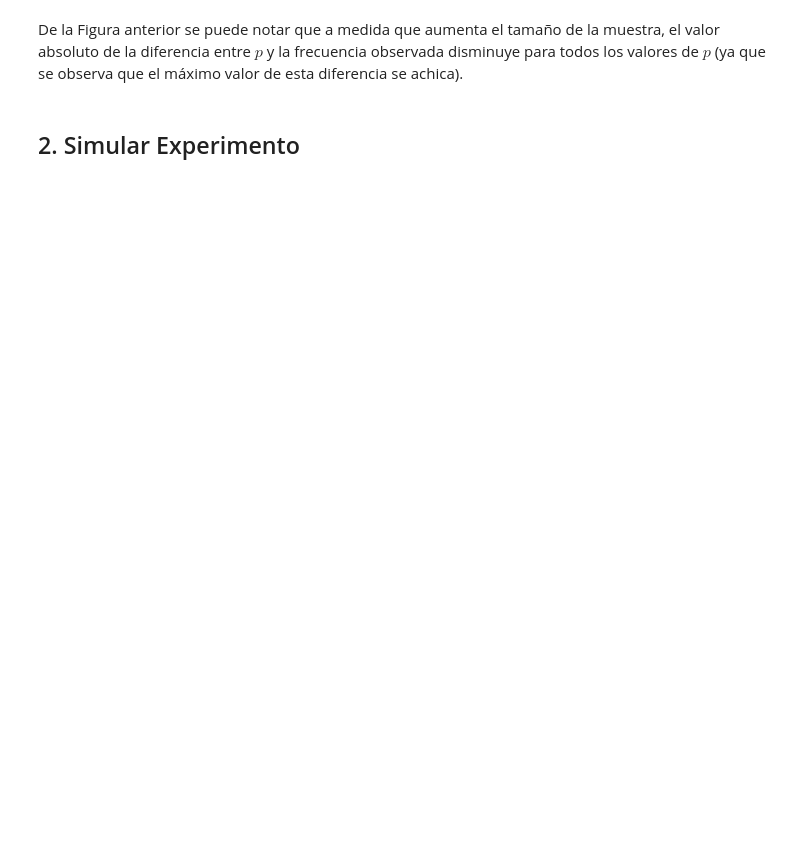
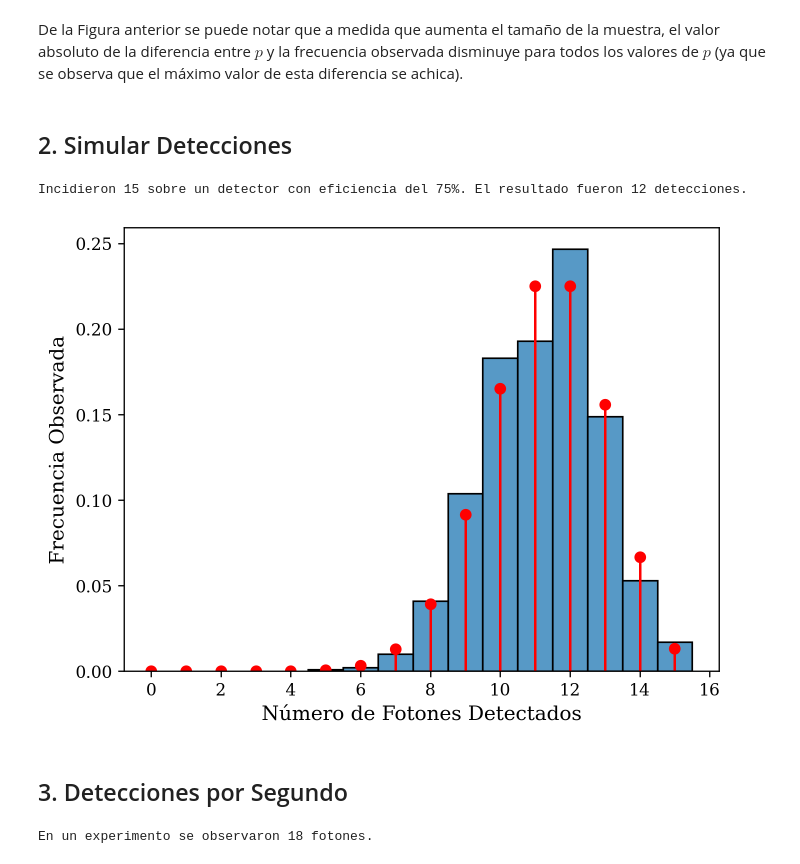
Before and after one commit to agustinbrusco/MEFE, a Jupyter notebook: Código/computacional_1.ipynb, the cells around one changed output. Cells and saved outputs as stored; diff of their text form; code cells hidden in the pictures; blank space fills up the shorter version.

```diff
--- a/Código/computacional_1.ipynb
+++ b/Código/computacional_1.ipynb
@@ -57,3 +63,44 @@ y devuelve el número de éxitos.
     return resultados.sum()
 # %% [markdown]
-## 2. Simular Experimento
+## 2. Simular Detecciones
+# %%
+n_particulas = 15
+eficiencia = 0.75
+un_experimento = simular_experimentos_bernoulli(n_particulas, eficiencia)
+print(
+    f"Incidieron {n_particulas} sobre un detector con eficiencia del {eficiencia:.0%}.",
+    f"El resultado fueron {un_experimento} detecciones."
+)
+# %% [output]
+Incidieron 15 sobre un detector con eficiencia del 75%. El resultado fueron 12 detecciones.
+# %%
+N_experimentos = 1_000
+resultados = np.empty(N_experimentos)
+for experimento in range(N_experimentos):
+    resultados[experimento] = simular_experimentos_bernoulli(
+        n_particulas, eficiencia
+    )
+
+posibles_resultados = np.arange(n_particulas + 1)
+distribucion_esperada = binom.pmf(posibles_resultados, n_particulas, eficiencia)
+fig, ax = plt.subplots(1, 1)
+sns.histplot(resultados, ax=ax, stat="probability", discrete=True, element="bars", fill=True, alpha=0.75)
+plt.stem(posibles_resultados, distribucion_esperada, "r", markerfmt="o", basefmt=" ")
+ax.set_xlabel("Número de Fotones Detectados")
+ax.set_ylabel("Frecuencia Observada")
+plt.show()
+# %% [output]
+[figure, added]
+# %% [markdown]
+## 3. Detecciones por Segundo
+# %%
+intensidad_media = 15  # s⁻¹
+duracion_experimento = 1  # s
+subdivisiones = 1_000
+intervalos = np.linspace(0, duracion_experimento, subdivisiones+1)  # s
+dt = np.diff(intervalos)[0]  # s
+probabilidad_de_emision = intensidad_media * dt
+fotones_emitidos = simular_experimentos_bernoulli(subdivisiones, probabilidad_de_emision)
+print(f"En un experimento se observaron {fotones_emitidos} fotones.")
+# %% [output]
+En un experimento se observaron 18 fotones.
```
Also changed, not shown: parts of 4 cells of this notebook.
